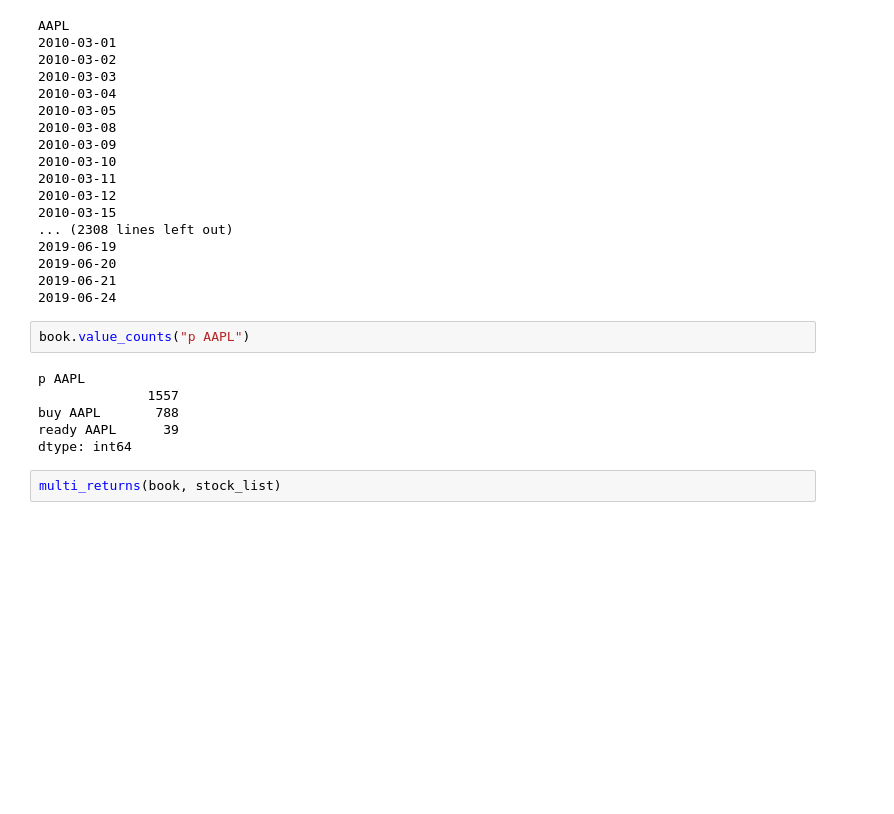
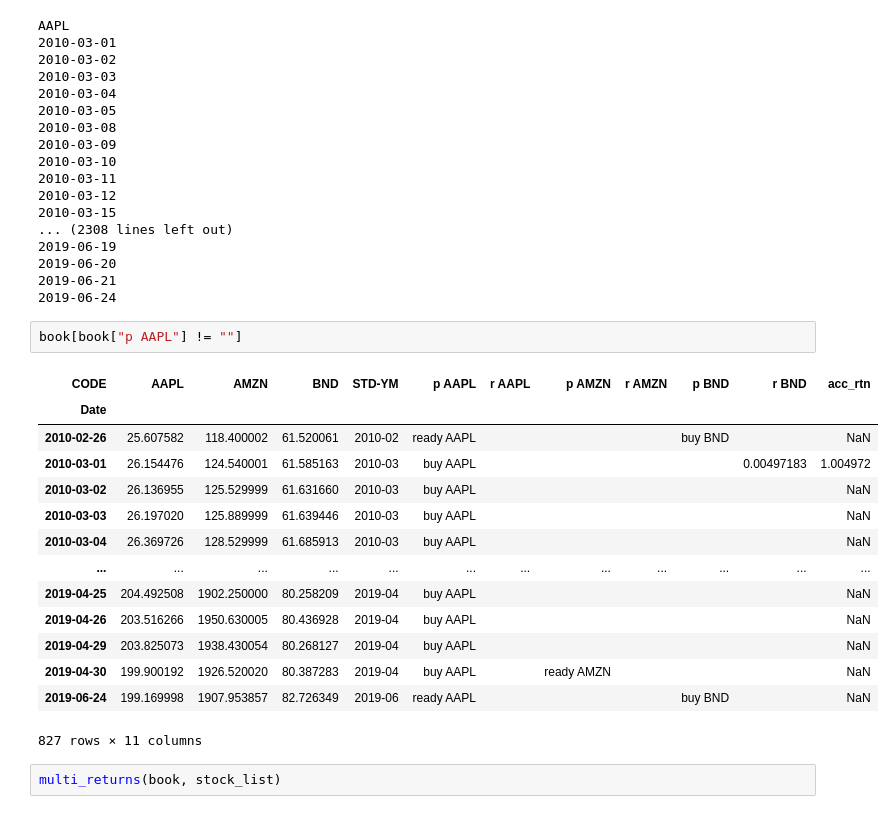
Before and after one commit to bsmoon-86/ubion-5, a Jupyter notebook: 220915/상대모멘텀.ipynb, the cells around one changed output. Saved outputs shown, nothing was run; the diff lists cells and outputs as text; blank space fills up the shorter version.

```diff
--- a/220915/상대모멘텀.ipynb
+++ b/220915/상대모멘텀.ipynb
@@ -326,13 +326,22 @@ AAPL
 2019-06-21
 2019-06-24
 # %%
-book.value_counts("p AAPL")
+book[book["p AAPL"] != ""]
 # %% [output]
+| CODE | AAPL | AMZN | BND | STD-YM | p AAPL | r AAPL | p AMZN | r AMZN | p BND | r BND | acc_rtn |
+| Date |  |  |  |  |  |  |  |  |  |  |  |
+| 2010-02-26 | 25.607582 | 118.400002 | 61.520061 | 2010-02 | ready AAPL |  |  |  | buy BND |  | NaN |
+| 2010-03-01 | 26.154476 | 124.540001 | 61.585163 | 2010-03 | buy AAPL |  |  |  |  | 0.00497183 | 1.004972 |
+| 2010-03-02 | 26.136955 | 125.529999 | 61.631660 | 2010-03 | buy AAPL |  |  |  |  |  | NaN |
+| 2010-03-03 | 26.197020 | 125.889999 | 61.639446 | 2010-03 | buy AAPL |  |  |  |  |  | NaN |
+| 2010-03-04 | 26.369726 | 128.529999 | 61.685913 | 2010-03 | buy AAPL |  |  |  |  |  | NaN |
+| ... | ... | ... | ... | ... | ... | ... | ... | ... | ... | ... | ... |
+| 2019-04-25 | 204.492508 | 1902.250000 | 80.258209 | 2019-04 | buy AAPL |  |  |  |  |  | NaN |
+| 2019-04-26 | 203.516266 | 1950.630005 | 80.436928 | 2019-04 | buy AAPL |  |  |  |  |  | NaN |
+| 2019-04-29 | 203.825073 | 1938.430054 | 80.268127 | 2019-04 | buy AAPL |  |  |  |  |  | NaN |
+| 2019-04-30 | 199.900192 | 1926.520020 | 80.387283 | 2019-04 | buy AAPL |  | ready AMZN |  |  |  | NaN |
+| 2019-06-24 | 199.169998 | 1907.953857 | 82.726349 | 2019-06 | ready AAPL |  |  |  | buy BND |  | NaN |
-p AAPL
-              1557
-buy AAPL       788
-ready AAPL      39
-dtype: int64
+827 rows × 11 columns
 # %%
 multi_returns(book, stock_list)
 # %% [output]
```
Also changed, not shown: 3 other files.
